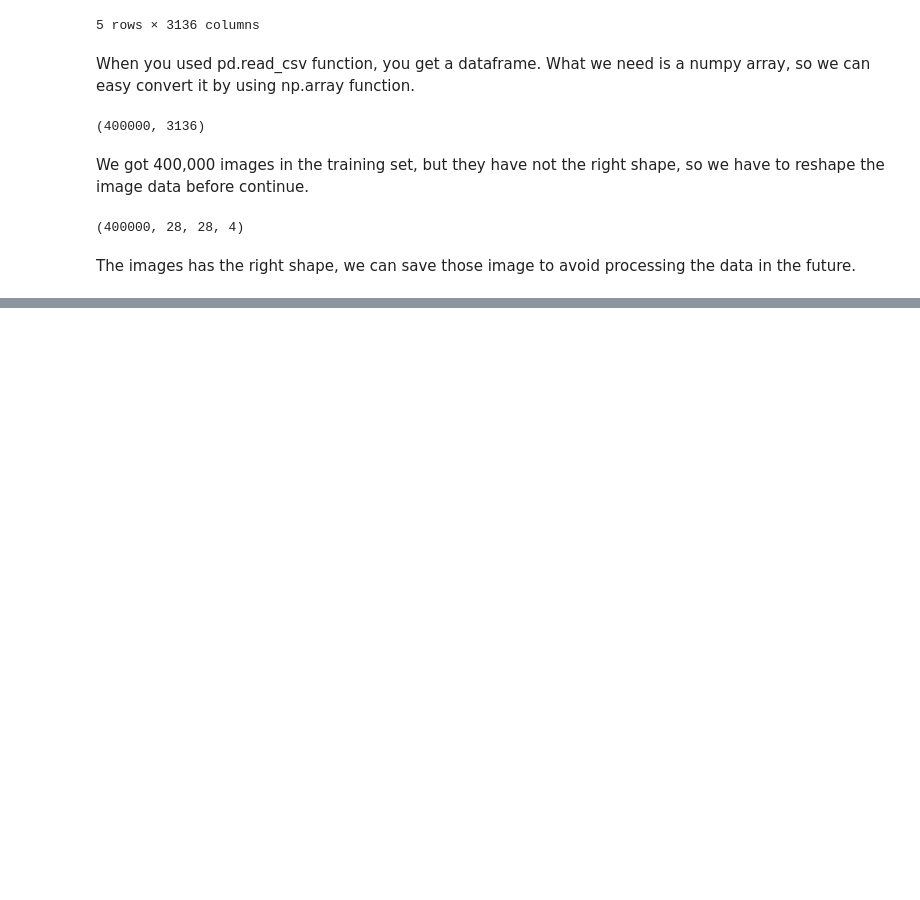
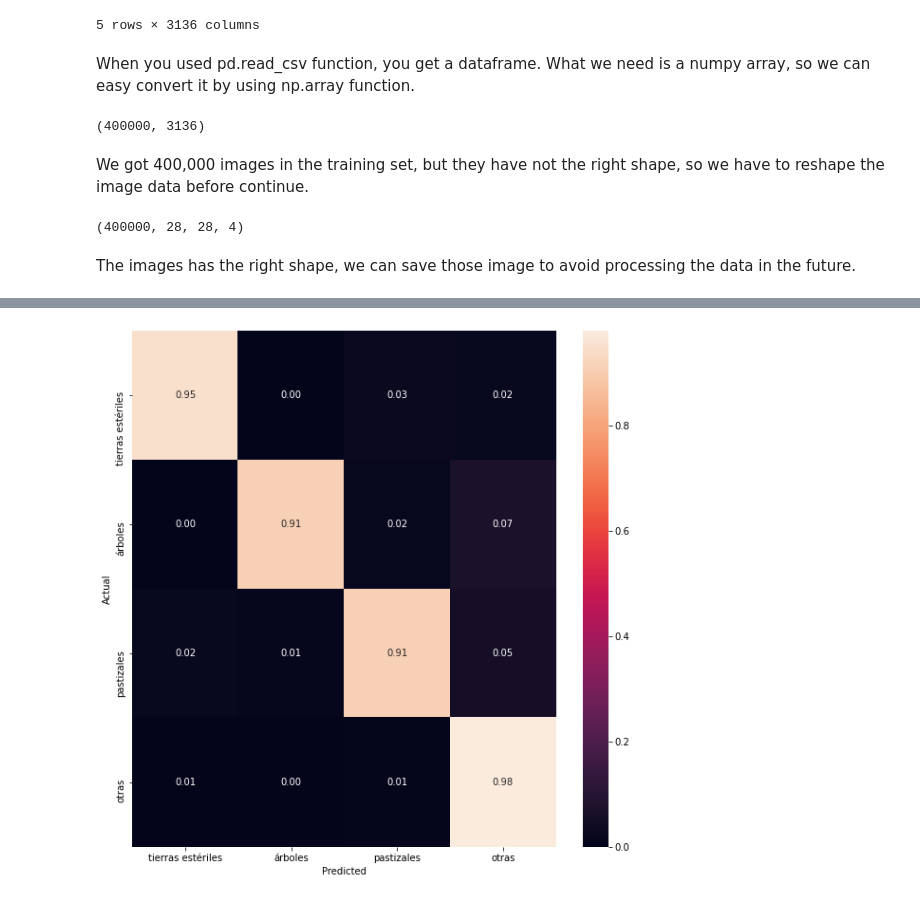
Before and after one commit to phyosorio/satellite-image-class, a Jupyter notebook: Satellite image classification.ipynb, the cells around one changed output, grey strips where cells are left out. Saved outputs shown, nothing was run; the diff lists cells and outputs as text; code cells hidden in the pictures; blank space fills up the shorter version.

```diff
--- a/Satellite image classification.ipynb
+++ b/Satellite image classification.ipynb
@@ -75,0 +171,10 @@ for i in range(columns*rows):
+# %%
+pred=model.predict(X_test)
+y_pred=np.argmax(pred,axis=1)
+y_test_real=np.argmax(y_test,axis=1)
+from sklearn.metrics import confusion_matrix
+cm = confusion_matrix(y_test_real, y_pred)
+df_cm = pd.DataFrame(cm,
+  index = [ 'tierras estériles', 'árboles', 'pastizales', 'otras'],
+  columns = ['tierras estériles', 'árboles', 'pastizales', 'otras'])
+df_cm
@@ -75,0 +187,9 @@ for i in range(columns*rows):
+# %%
+cmn = cm.astype('float') / cm.sum(axis=1)[:, np.newaxis]
+fig, ax = plt.subplots(figsize=(10,10))
+sb.heatmap(cmn, annot=True, fmt='.2f', xticklabels=['tierras estériles', 'árboles', 'pastizales', 'otras'], yticklabels=[ 'tierras estériles', 'árboles', 'pastizales', 'otras'])
+plt.ylabel('Actual')
+plt.xlabel('Predicted')
+plt.show(block=False)
+# %% [output]
+[figure, added]
```
Also changed, not shown: parts of 18 cells of this notebook.
